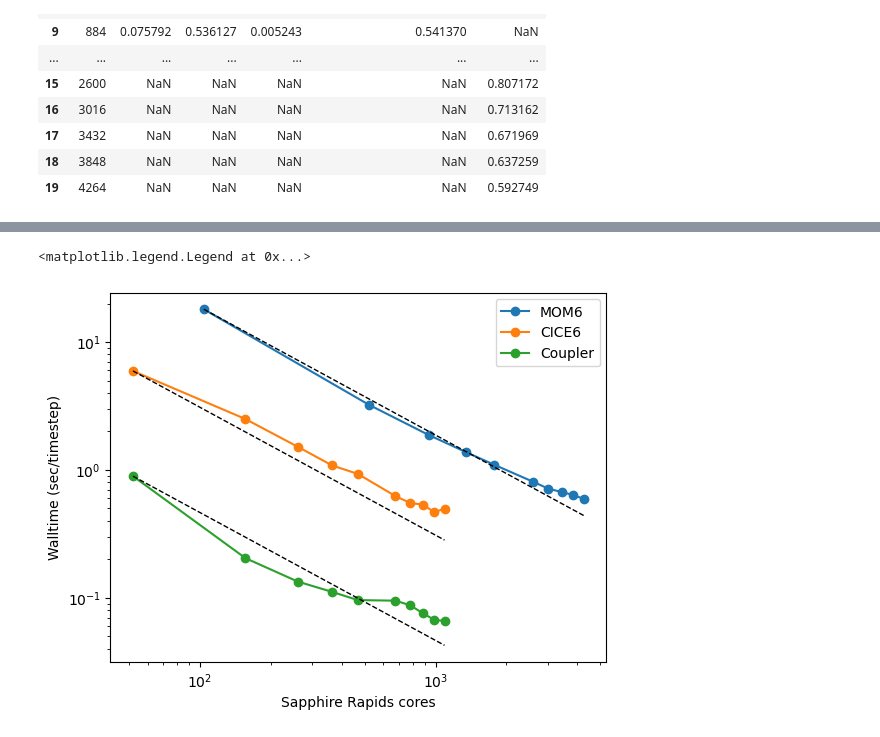
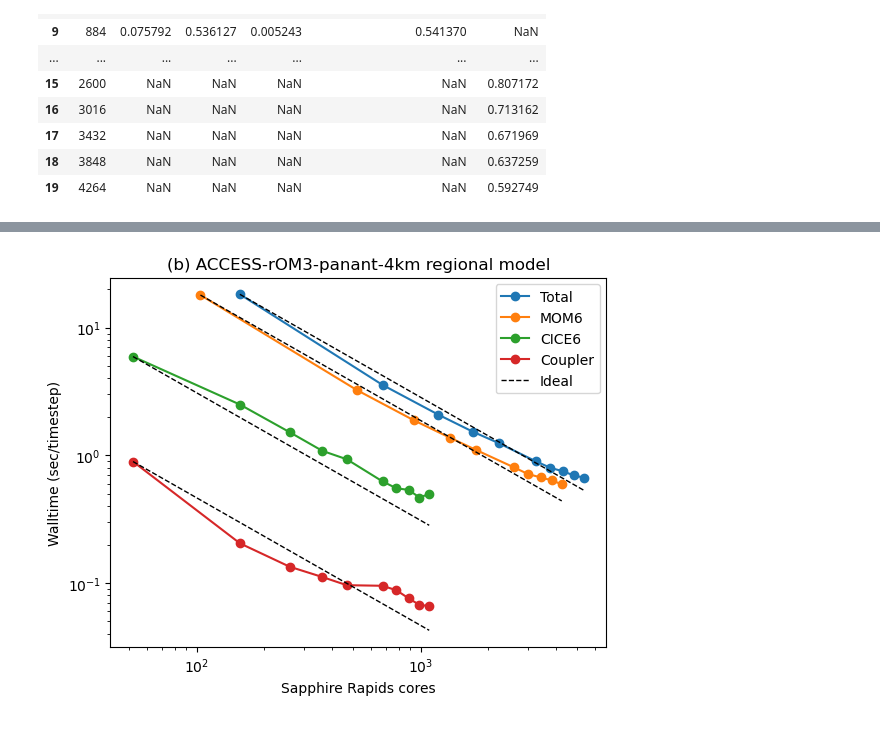
Before and after one commit to aekiss/NCMAS2026, a Jupyter notebook: Scaling.ipynb, the cells around one changed output, grey strips where cells are left out. Cells and saved outputs as stored; diff of their text form; code cells hidden in the pictures.

```diff
--- a/Scaling.ipynb
+++ b/Scaling.ipynb
@@ -150,5 +155,5 @@ https://github.com/ACCESS-NRI/access-models-scaling/blob/a1235d44165a4bc33d60449
 # %%
-data_str = """
+pa_data_str = """
 	[MED] RunPhase1	[ICE] RunPhase1	[data component (ATM+ROF)] RunPhase1	[ICE+ATM+ROF] RunPhase1	[OCN] RunPhase1
 __output_name	combine	combine	combine	combine	combine
 cores
@@ -174,14 +179,14 @@ cores
 4264	NaN	NaN	NaN	NaN	0.592749
 """
 # %%
-names=['Cores', 'Coupler', 'CICE6', 'Forcing', 'Coupler+CICE6+ATM+ROF', 'MOM6']
+pa_names=['Cores', 'Coupler', 'CICE6', 'Forcing', 'Coupler+CICE6+ATM+ROF', 'MOM6']
 
-data = pd.read_csv(StringIO(data_str),
+pa_data = pd.read_csv(StringIO(pa_data_str),
             sep='\t',
             skiprows=[0, 1, 2, 3],
-            names=names)
+            names=pa_names)
 
-data
+pa_data
 # %% [output]
 |  | Cores | Coupler | CICE6 | Forcing | Coupler+CICE6+ATM+ROF | MOM6 |
 | 0 | 52 | 0.893847 | 5.942429 | 0.043715 | 5.986144 | NaN |
@@ -211,0 +224,6 @@ total
+# %%
+pa_total = pd.read_csv(StringIO(pa_total_str),
+            sep='\t',
+            skiprows=[0, 1, 2, 3],
+            names=['Cores', 'Total'])
+pa_total
@@ -212,25 +242,28 @@ total
 # %%
 plt.figure()
-# d = total.dropna()
-# p = plt.loglog(d.set_index('Cores'),
-#          marker='o', label='Total')
-# plt.loglog([d.iloc[0,0], d.iloc[-1,0]],
-#            [d.iloc[0,1], d.iloc[0,1]*d.iloc[0,0]/d.iloc[-1,0]],
-#            color='k',#p[-1].get_color(),
-#            linestyle='--',
-#            linewidth=1)
-for n in [names[i] for i in [0, 5, 2, 1]][1:]:
-    d = data.loc[:, [names[0], n]].dropna()
+d = pa_total.dropna()
+p = plt.loglog(d.set_index('Cores'),
+         marker='o', label='Total')
+plt.loglog([d.iloc[0,0], d.iloc[-1,0]],
+           [d.iloc[0,1], d.iloc[0,1]*d.iloc[0,0]/d.iloc[-1,0]],
+           color='k',#p[-1].get_color(),
+           linestyle='--',
+           linewidth=1)
+cols = ['MOM6', 'CICE6', 'Coupler']
+for n in cols:
+    d = pa_data.loc[:, ['Cores', n]].dropna()
     p = plt.loglog(d.set_index(names[0]),
              marker='o', label=n)
     plt.loglog([d.iloc[0,0], d.iloc[-1,0]],
                [d.iloc[0,1], d.iloc[0,1]*d.iloc[0,0]/d.iloc[-1,0]],
                color='k',#p[-1].get_color(),
-               linestyle='--',
-               linewidth=1)
+               linestyle='--', linewidth=1,
+               label='Ideal' if n == 'Coupler' else None
+              )
+plt.legend()
 plt.xlabel('Sapphire Rapids cores')
 plt.ylabel('Walltime (sec/timestep)')
-plt.legend()
+plt.title('(b) ACCESS-rOM3-panant-4km regional model')
+plt.savefig('scaling_ACCESS-rOM3-panant-4km.png', dpi=200)
 # %% [output]
-<matplotlib.legend.Legend at 0x...>
-[figure, old version]
+[figure, new version]
```
Also changed, not shown: parts of 7 cells of this notebook.
